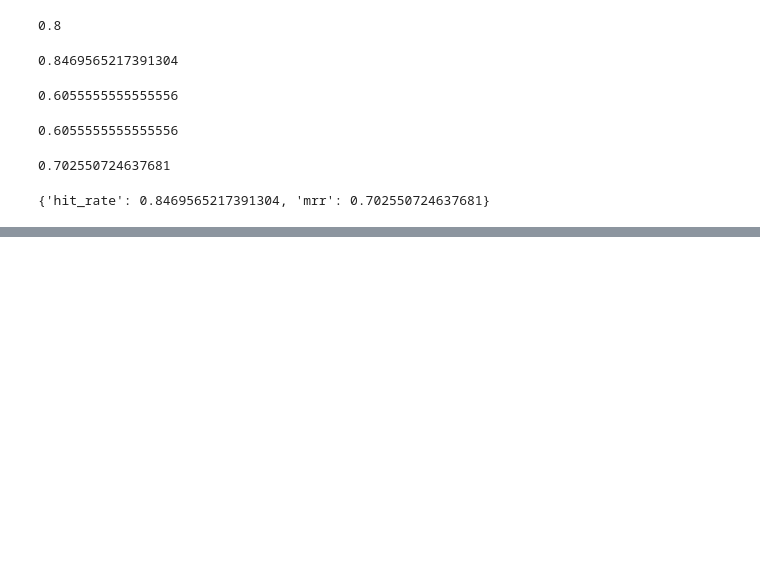
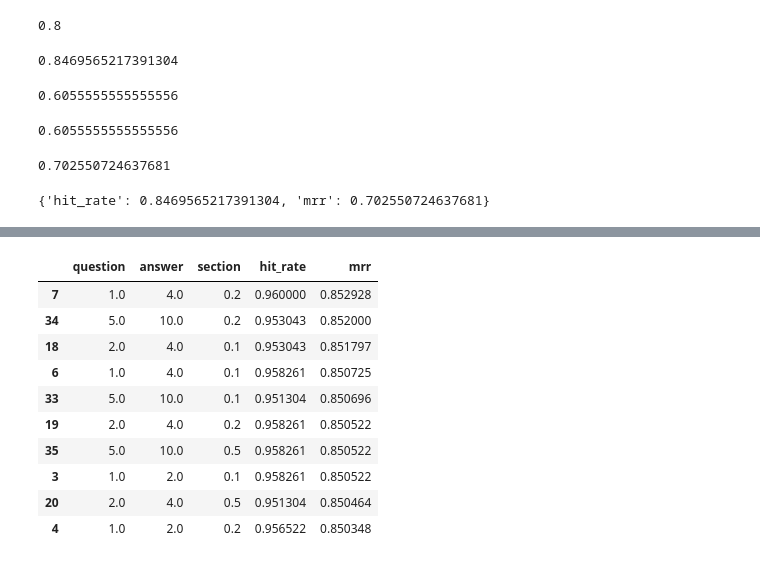
Before and after one commit to darasiemi/LLMzoomcamp, a Jupyter notebook: 04-evaluation/code/02-search-eval.ipynb, the cells around one changed output, grey strips where cells are left out. Drawn from its saved outputs; the diff is of its cells as text; code cells hidden in the pictures; blank space fills up the shorter version.

```diff
--- a/04-evaluation/code/02-search-eval.ipynb
+++ b/04-evaluation/code/02-search-eval.ipynb
@@ -300,0 +327,37 @@ def text_search_v2(query):
+# %%
+def search_boosts(query, question_boost, answer_boost, section_boost):
+    boost_dict = {
+        "question": question_boost,
+        "section": section_boost,
+        "answer": answer_boost,
+    }
+
+    return index.search(
+        query,
+        num_results=5,
+        boost_dict=boost_dict,
+    )
+# %%
+results = []
+
+for question_boost in [1.0, 2.0, 5.0]:
+    for answer_boost in [1.0, 2.0, 4.0, 10.0]:
+        for section_boost in [0.1, 0.2, 0.5]:
+            print(f"Evaluating question_boost={question_boost}, answer_boost={answer_boost}, section_boost={section_boost}...")
+            result = evaluate(
+                ground_truth,
+                lambda query, question_boost=question_boost, answer_boost=answer_boost, section_boost=section_boost: search_boosts(
+                    query,
+                    question_boost,
+                    answer_boost,
+                    section_boost
+                )
+            )
+
+            results.append({
+                "question": question_boost,
+                "answer": answer_boost,
+                "section": section_boost,
+                "hit_rate": result["hit_rate"],
+                "mrr": result["mrr"],
+            })
@@ -300,0 +378,15 @@ def text_search_v2(query):
+# %%
+df_results = pd.DataFrame(results)
+df_results.sort_values("mrr", ascending=False).head(10)
+# %% [output]
+|  | question | answer | section | hit_rate | mrr |
+| 7 | 1.0 | 4.0 | 0.2 | 0.960000 | 0.852928 |
+| 34 | 5.0 | 10.0 | 0.2 | 0.953043 | 0.852000 |
+| 18 | 2.0 | 4.0 | 0.1 | 0.953043 | 0.851797 |
+| 6 | 1.0 | 4.0 | 0.1 | 0.958261 | 0.850725 |
+| 33 | 5.0 | 10.0 | 0.1 | 0.951304 | 0.850696 |
+| 19 | 2.0 | 4.0 | 0.2 | 0.958261 | 0.850522 |
+| 35 | 5.0 | 10.0 | 0.5 | 0.958261 | 0.850522 |
+| 3 | 1.0 | 2.0 | 0.1 | 0.958261 | 0.850522 |
+| 20 | 2.0 | 4.0 | 0.5 | 0.951304 | 0.850464 |
+| 4 | 1.0 | 2.0 | 0.2 | 0.956522 | 0.850348 |
```
Also changed, not shown: parts of 5 cells of this notebook, 13 other files.
